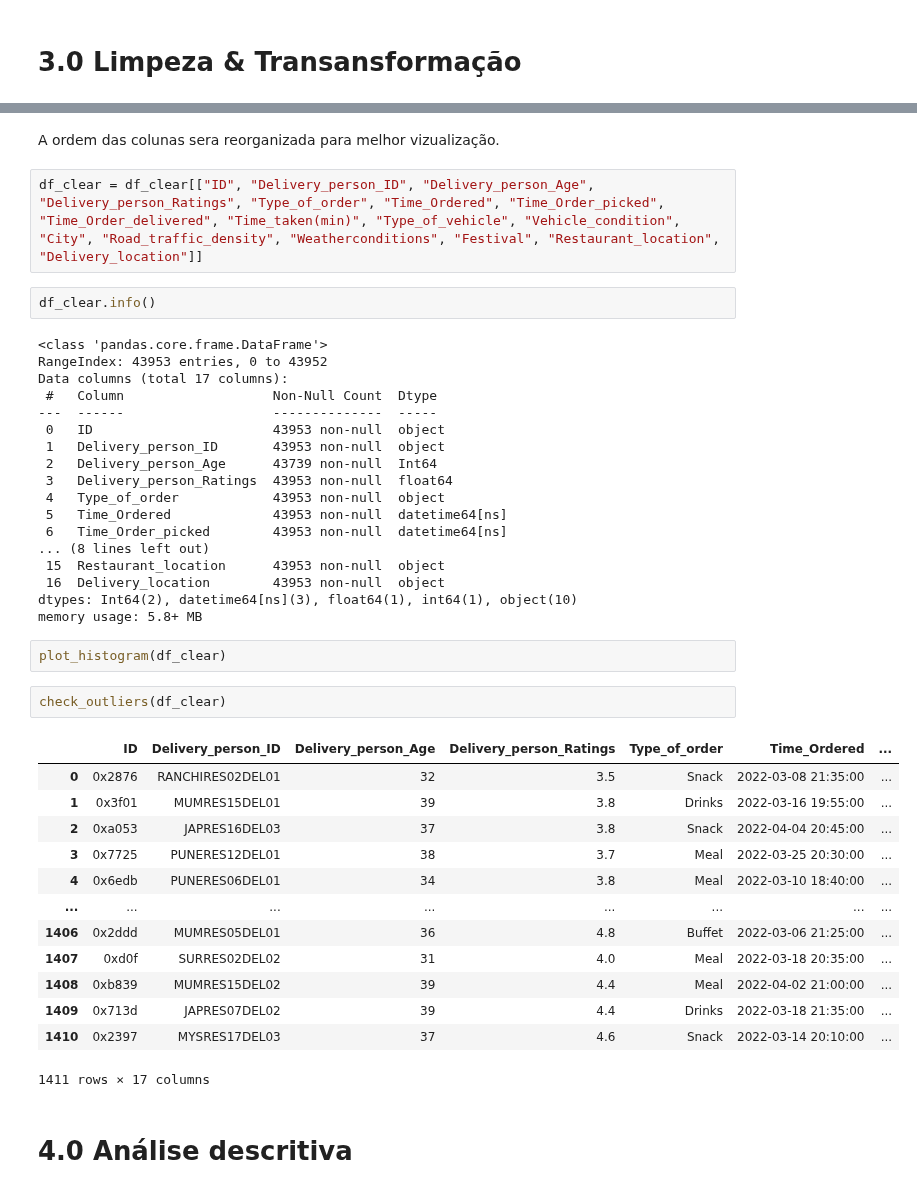
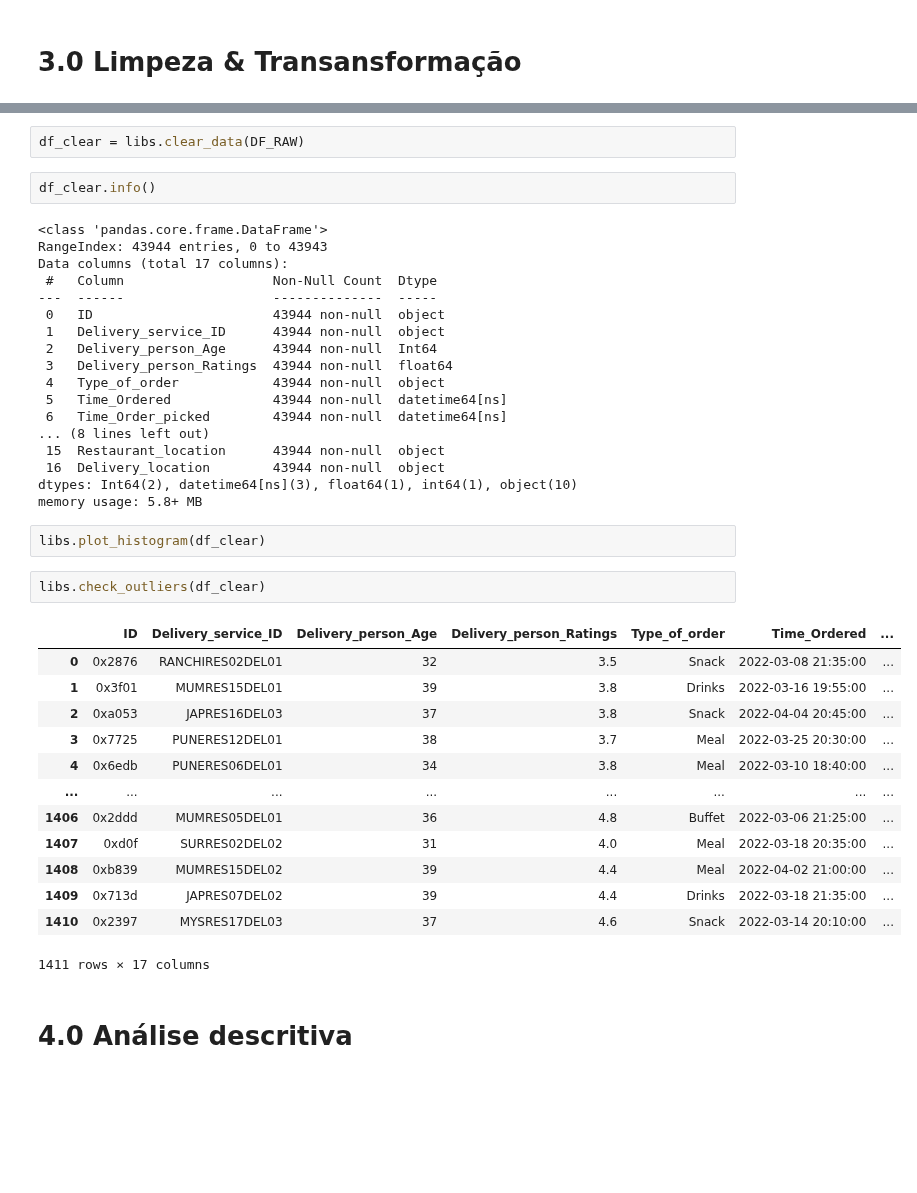
Before and after one commit to luc457x/CDS-PA, a Jupyter notebook: notebook.ipynb, the cells around one changed output, grey strips where cells are left out. Saved outputs shown, nothing was run; the diff lists cells and outputs as text; blank space fills up the shorter version.

```diff
--- a/notebook.ipynb
+++ b/notebook.ipynb
@@ -259,33 +94,31 @@ df_clear.drop(columns=["multiple_deliveries"], inplace=True)
-# %% [markdown]
-A ordem das colunas sera reorganizada para melhor vizualização.
-# %%
-df_clear = df_clear[["ID", "Delivery_person_ID", "Delivery_person_Age", "Delivery_person_Ratings", "Type_of_order", "Time_Ordered", "Time_Order_picked", "Time_Order_delivered", "Time_taken(min)", "Type_of_vehicle", "Vehicle_condition", "City", "Road_traffic_density", "Weatherconditions", "Festival", "Restaurant_location", "Delivery_location"]]
+# %%
+df_clear = libs.clear_data(DF_RAW)
 # %%
 df_clear.info()
 # %% [output]
 <class 'pandas.core.frame.DataFrame'>
-RangeIndex: 43953 entries, 0 to 43952
+RangeIndex: 43944 entries, 0 to 43943
 Data columns (total 17 columns):
  #   Column                   Non-Null Count  Dtype
 ---  ------                   --------------  -----
- 0   ID                       43953 non-null  object
- 1   Delivery_person_ID       43953 non-null  object
- 2   Delivery_person_Age      43739 non-null  Int64
- 3   Delivery_person_Ratings  43953 non-null  float64
- 4   Type_of_order            43953 non-null  object
- 5   Time_Ordered             43953 non-null  datetime64[ns]
- 6   Time_Order_picked        43953 non-null  datetime64[ns]
+ 0   ID                       43944 non-null  object
+ 1   Delivery_service_ID      43944 non-null  object
+ 2   Delivery_person_Age      43944 non-null  Int64
+ 3   Delivery_person_Ratings  43944 non-null  float64
+ 4   Type_of_order            43944 non-null  object
+ 5   Time_Ordered             43944 non-null  datetime64[ns]
+ 6   Time_Order_picked        43944 non-null  datetime64[ns]
 ... (8 lines left out)
- 15  Restaurant_location      43953 non-null  object
- 16  Delivery_location        43953 non-null  object
+ 15  Restaurant_location      43944 non-null  object
+ 16  Delivery_location        43944 non-null  object
 dtypes: Int64(2), datetime64[ns](3), float64(1), int64(1), object(10)
 memory usage: 5.8+ MB
 # %%
-plot_histogram(df_clear)
+libs.plot_histogram(df_clear)
 # %%
-check_outliers(df_clear)
+libs.check_outliers(df_clear)
 # %% [output]
-|  | ID | Delivery_person_ID | Delivery_person_Age | Delivery_person_Ratings | Type_of_order | Time_Ordered | ... |
+|  | ID | Delivery_service_ID | Delivery_person_Age | Delivery_person_Ratings | Type_of_order | Time_Ordered | ... |
 | 0 | 0x2876 | RANCHIRES02DEL01 | 32 | 3.5 | Snack | 2022-03-08 21:35:00 | ... |
 | 1 | 0x3f01 | MUMRES15DEL01 | 39 | 3.8 | Drinks | 2022-03-16 19:55:00 | ... |
 | 2 | 0xa053 | JAPRES16DEL03 | 37 | 3.8 | Snack | 2022-04-04 20:45:00 | ... |
```
Also changed, not shown: parts of 68 cells of this notebook, 6 other files.
